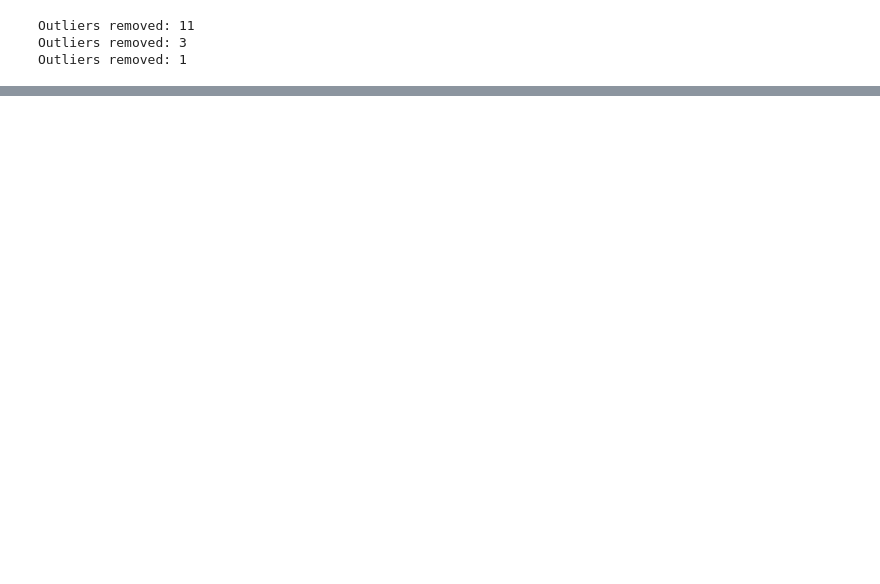
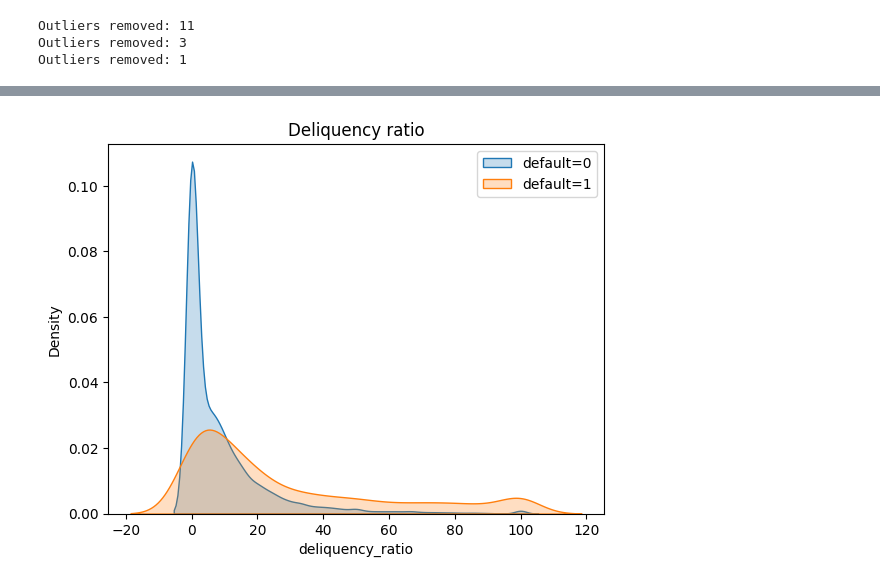
Before and after one commit to HMurawski/Credit-Score-Modelling, a Jupyter notebook: notebooks/03_feature_engineering.ipynb, the cells around one changed output, grey strips where cells are left out. Saved outputs shown, nothing was run; the diff lists cells and outputs as text; code cells hidden in the pictures; blank space fills up the shorter version.

```diff
--- a/notebooks/03_feature_engineering.ipynb
+++ b/notebooks/03_feature_engineering.ipynb
@@ -45,0 +75,3 @@ Outliers removed: 1
+# %%
+df_train["deliquency_ratio"] = round(df_train["delinquent_months"]*100 / df_train["total_loan_months"],1)
+df_train[["delinquent_months", "total_loan_months", "deliquency_ratio", ]].sample(5)
@@ -45,0 +85,8 @@ Outliers removed: 1
+# %%
+sns.kdeplot(df_train[df_train["default"] == 0]["deliquency_ratio"], fill=True, label='default=0')
+sns.kdeplot(df_train[df_train["default"] == 1]["deliquency_ratio"], fill=True, label='default=1')
+plt.title(f"Deliquency ratio")
+plt.legend()
+plt.show()
+# %% [output]
+[figure, added]
```
Also changed, not shown: parts of 9 cells of this notebook, 1 other file.
